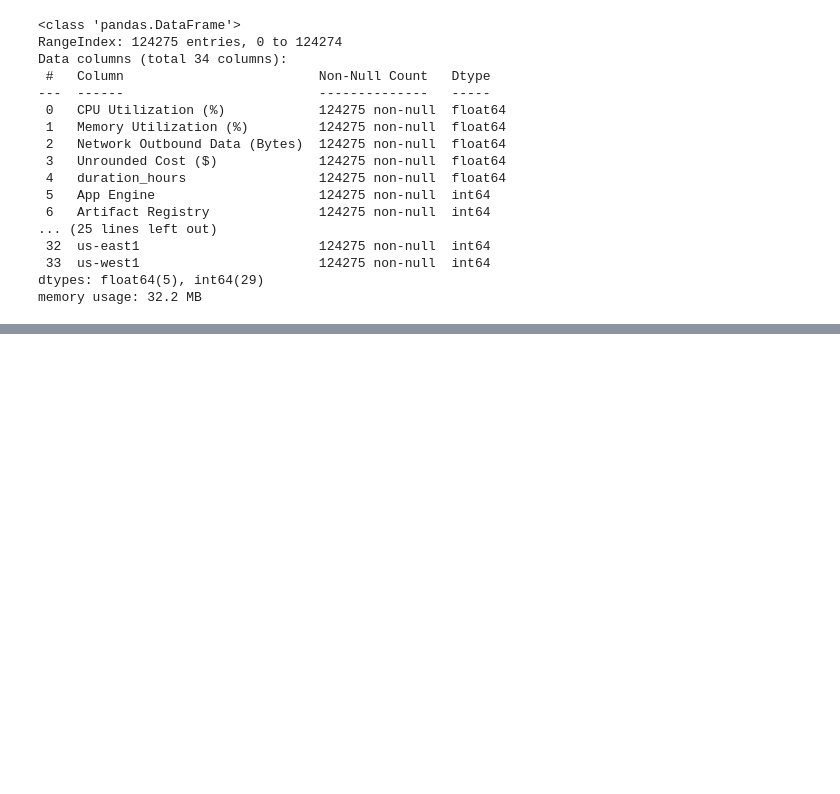
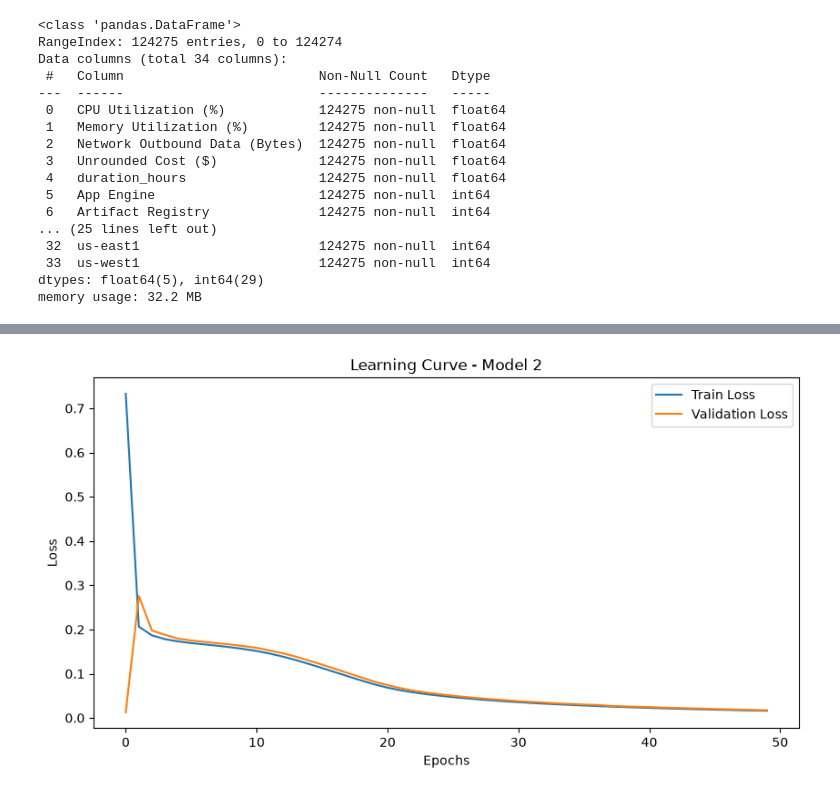
Before and after one commit to LukaDervisevic/GCPCostPreditionModel, a Jupyter notebook: gcp_nn.ipynb, the cells around one changed output, grey strips where cells are left out. Drawn from its saved outputs; the diff is of its cells as text; code cells hidden in the pictures; blank space fills up the shorter version.

```diff
--- a/gcp_nn.ipynb
+++ b/gcp_nn.ipynb
@@ -304,0 +510,17 @@ memory usage: 32.2 MB
+# %%
+class CostPredictor2(nn.Module):
+    def __init__(self, input_size):
+        super(CostPredictor2, self).__init__()
+        self.net = nn.Sequential(
+            nn.Linear(input_size, 64),
+            nn.Sigmoid(),
+            nn.Linear(64, 32),
+            nn.Sigmoid(),
+            nn.Linear(32, 1)
+        )
+    def forward(self, x):
+        return self.net(x)
+
+model2 = CostPredictor2(X_train.shape[1])
+criterion = nn.HuberLoss(delta=1)
+optimizer = optim.SGD(model2.parameters(), lr=0.01)
@@ -304,0 +614,11 @@ memory usage: 32.2 MB
+# %%
+plt.figure(figsize=(10, 5))
+plt.plot(train_losses2, label='Train Loss')
+plt.plot(val_losses2, label='Validation Loss')
+plt.title('Learning Curve - Model 2')
+plt.xlabel('Epochs')
+plt.ylabel('Loss')
+plt.legend()
+plt.show()
+# %% [output]
+[figure, added]
```
Also changed, not shown: parts of 39 cells of this notebook.
